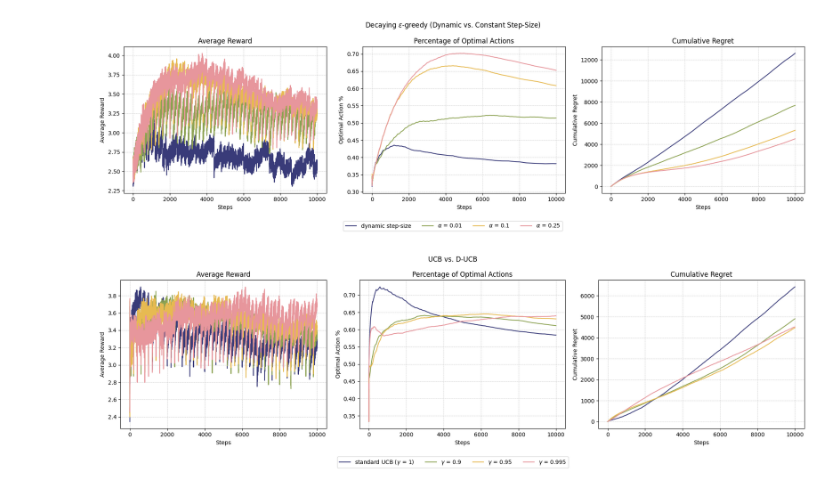
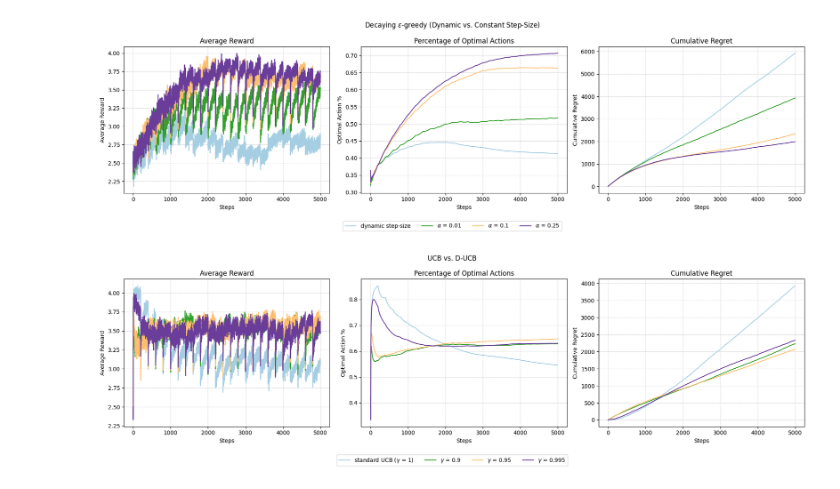
Before and after one commit to kuimetra/reinforcement_learning, a Jupyter notebook: final_project/part1.ipynb, the cells around one changed output. Cells and saved outputs as stored; diff of their text form; code cells hidden in the pictures.

```diff
--- a/final_project/part1.ipynb
+++ b/final_project/part1.ipynb
@@ -5,7 +6,7 @@ from bandit import Bandits_final
 # %%
 np.random.seed(0)
 # %%
-def decaying_epsilon_greedy(mab, num_steps=10000, epsilon_start=1.0, epsilon_decay=0.999, epsilon_min=0.001, alpha=-1):
+def decaying_epsilon_greedy(mab, num_steps=5000, epsilon_start=1.0, epsilon_decay=0.999, epsilon_min=0.001, alpha=-1):
     k = mab.k  # number of actions
     Q = np.zeros(k)  # estimated values for each action
     N = np.zeros(k)  # number of times each action was taken
@@ -94,5 +143,5 @@ def d_ucb(mab, num_steps=10000, c=5, gamma=0.9):
 # %%
-def run_bandit_simulation(strategy_func, num_runs=500, num_steps=10000, **strategy_kwargs):
+def run_bandit_simulation(strategy_func, num_runs=500, num_steps=5000, **strategy_kwargs):
     avg_reward = np.zeros(num_steps)
     avg_optimal_actions = np.zeros(num_steps)
     avg_regret = np.zeros(num_steps)
@@ -115,7 +164,8 @@ def run_bandit_simulation(strategy_func, num_runs=500, num_steps=10000, **strate
     }
 # %%
 step_sizes = [-1, 0.01, 0.1, 0.25]
-dec_eps_greedy_simulation_results = [run_bandit_simulation(strategy_func=decaying_epsilon_greedy, alpha=step_size) for
-                                     step_size in step_sizes]
+dec_eps_greedy_simulation_results = {
+    step_size: run_bandit_simulation(strategy_func=decaying_epsilon_greedy, alpha=step_size)
+    for step_size in step_sizes}
 # %%
 gamma_values = [1, 0.9, 0.95, 0.995]
@@ -123,13 +178,12 @@ d_ucb_simulation_results = [run_bandit_simulation(strategy_func=d_ucb, gamma=gam
 # %%
 def plot_simulation_results(simulation_results, labels, title):
-    cmap = plt.get_cmap("tab20b")
+    cmap = plt.get_cmap("Paired")
     fig, axs = plt.subplots(1, 3, figsize=(18, 5))
 
     for i, results in enumerate(simulation_results):
-        label = labels[i]
-        axs[0].plot(results["rewards"], label=label, color=cmap(i / len(simulation_results)))
-        axs[1].plot(results["percent_optimal_actions"], label=label, color=cmap(i / len(simulation_results)))
-        axs[2].plot(np.cumsum(results["regrets"]), label=label, color=cmap(i / len(simulation_results)))
+        axs[0].plot(results["rewards"], label=labels[i], color=cmap(i / len(simulation_results)))
+        axs[1].plot(results["percent_optimal_actions"], label=labels[i], color=cmap(i / len(simulation_results)))
+        axs[2].plot(np.cumsum(results["regrets"]), label=labels[i], color=cmap(i / len(simulation_results)))
 
     axs[0].set_title("Average Reward")
     axs[0].set_ylabel("Average Reward")
@@ -150,13 +204,13 @@ def plot_simulation_results(simulation_results, labels, title):
 # %%
 dec_eps_greedy_simulation_labels = ["dynamic step-size" if alpha == -1 else f"$\\alpha$ = {alpha}" for alpha in
                                     step_sizes]
-plot_simulation_results(dec_eps_greedy_simulation_results, dec_eps_greedy_simulation_labels,
+plot_simulation_results(dec_eps_greedy_simulation_results.values(), dec_eps_greedy_simulation_labels,
                         title="Decaying $\epsilon$-greedy (Dynamic vs. Constant Step-Size)")
 # %% [output]
-[figure, old version]
+[figure, new version]
 # %%
 d_ucb_simulation_labels = ["standard UCB ($\gamma$ = 1)" if gamma == 1 else f"$\gamma$ = {gamma}"
                            for gamma in gamma_values]
-plot_simulation_results(d_ucb_simulation_results, d_ucb_simulation_labels, title="UCB vs. D-UCB")
+plot_simulation_results(d_ucb_simulation_results.values(), d_ucb_simulation_labels, title="UCB vs. D-UCB")
 # %% [output]
-[figure, old version]
+[figure, new version]
```
Also changed, not shown: parts of 7 cells of this notebook.
